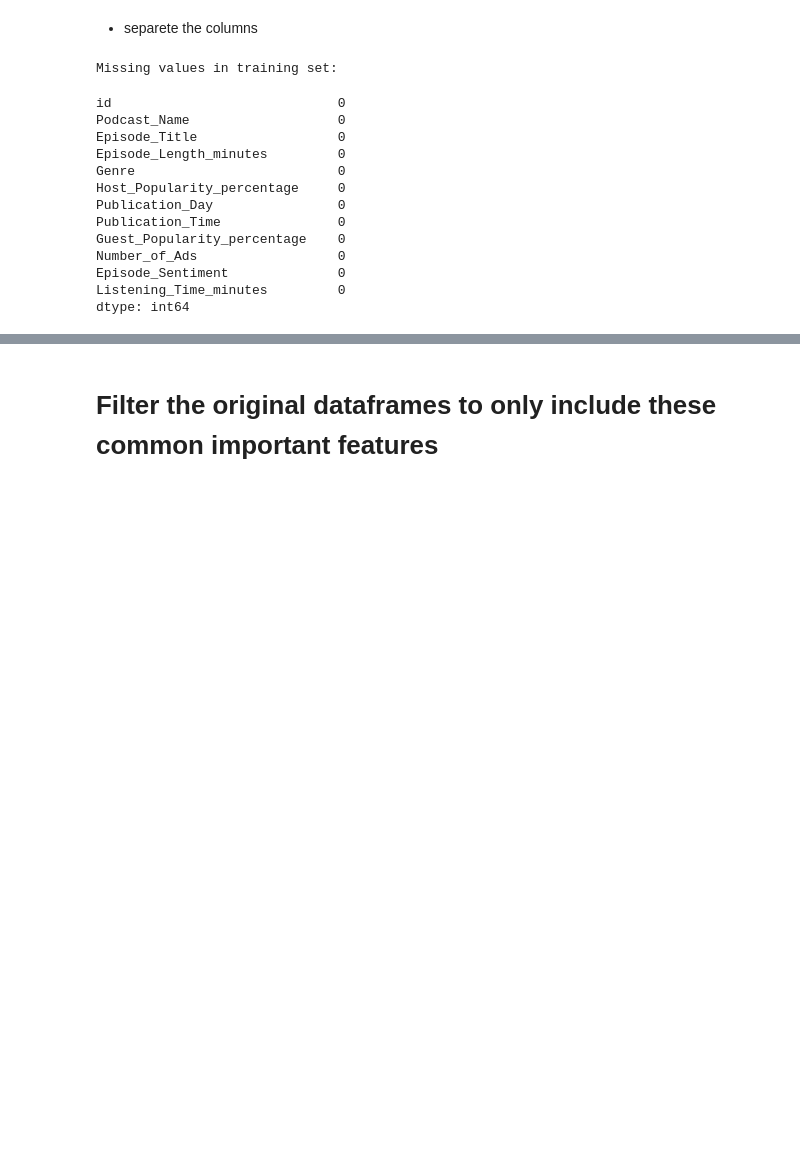
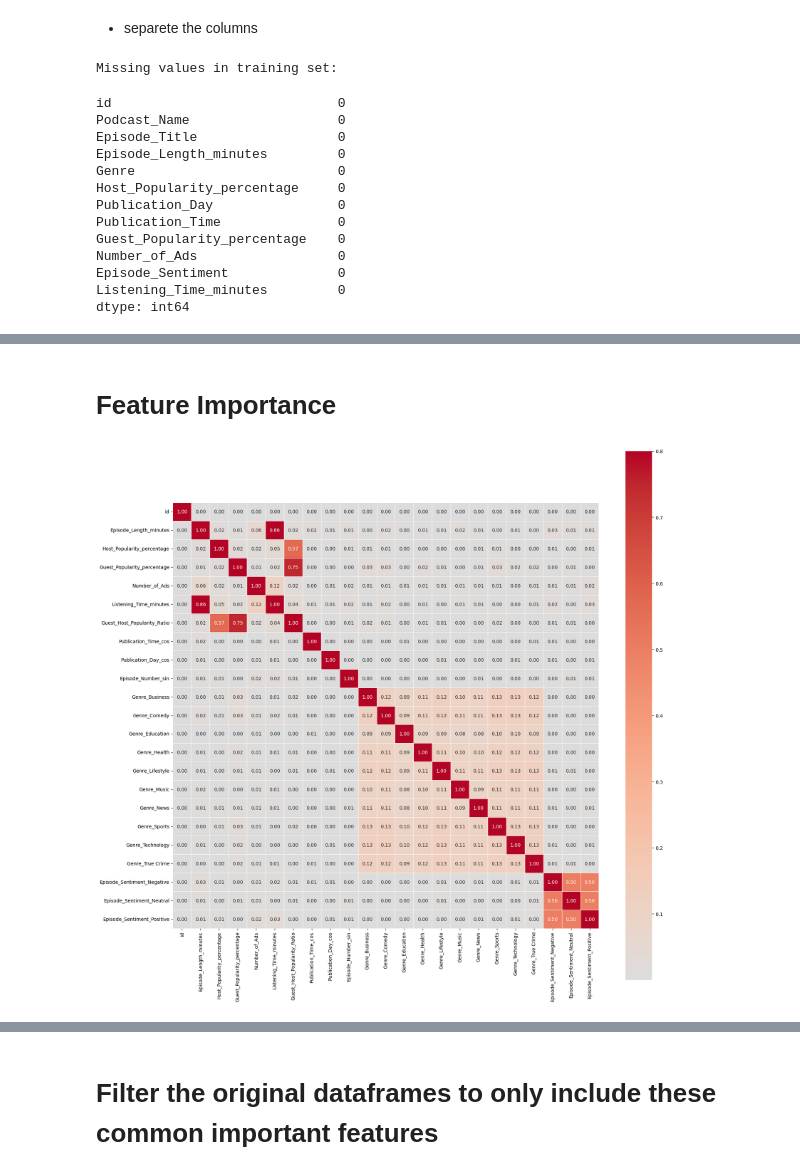
Before and after one commit to RichardMan13/podcast-listening-predictor, a Jupyter notebook: model_with_better_feature_enginearing.ipynb, the cells around one changed output, grey strips where cells are left out. Cells and saved outputs as stored; diff of their text form; code cells hidden in the pictures; blank space fills up the shorter version.

Commit message:
test with linear regression

```diff
--- a/model_with_better_feature_enginearing.ipynb
+++ b/model_with_better_feature_enginearing.ipynb
@@ -252,0 +141,20 @@ XGBRegressor(base_score=None, booster=None, callbacks=None,
+# %%
+def get_bins(data):
+    # Calculate quartile values
+    q1 = data.quantile(0.25)
+    q2 = data.quantile(0.50)
+    q3 = data.quantile(0.75)
+
+    # Create bins using quartiles
+    bins = [-np.inf, q1, q2, q3, np.inf]
+    return bins
+# %%
+def calculate_thresholds(df):
+    thresholds = {
+        'episode_length_quantile': df['Episode_Length_minutes'].quantile(0.75),
+        'host_popularity_quantile': df['Host_Popularity_percentage'].quantile(0.75),
+        'guest_popularity_quantile': df['Guest_Popularity_percentage'].quantile(0.75),
+        'ads_quantile': df['Number_of_Ads'].quantile(0.75),
+        'episode_length_bins': get_bins(df['Episode_Length_minutes'])
+    }
+    return thresholds
@@ -252,0 +201,3 @@ XGBRegressor(base_score=None, booster=None, callbacks=None,
+# %%
+df_train = feature_engineering(train, train_df=None)
+df_test = feature_engineering(test, train_df=train)
@@ -252,0 +234,5 @@ XGBRegressor(base_score=None, booster=None, callbacks=None,
+# %%
+categorical_cols = df_train.select_dtypes(include=['object', 'category']).columns
+
+df_train = pd.get_dummies(df_train, columns=categorical_cols)
+df_test = pd.get_dummies(df_test, columns=categorical_cols)
@@ -252,0 +243,17 @@ XGBRegressor(base_score=None, booster=None, callbacks=None,
+# %% [markdown]
+# Feature Importance
+# %%
+# Get categorical columns
+# cols = df_train.columns.tolist()
+# train_encoded = df_train[cols]
+
+# # Calculate correlation with target variable
+# correlation_matrix = train_encoded.corr(method='spearman')['Listening_Time_minutes'].abs().sort_values(ascending=True)
+# correlation_matrix = correlation_matrix.drop('Listening_Time_minutes')  # Remove self-correlation
+
+#correlation matrix
+corrmat = df_train.corr(method='spearman').abs()
+f, ax = plt.subplots(figsize=(20, 20))
+sns.heatmap(corrmat, vmax=.8, square=True, cmap='coolwarm', annot=True, fmt='.2f', center=0, linewidths=0.5);
+# %% [output]
+[figure, added]
```
Also changed, not shown: parts of 68 cells of this notebook.
